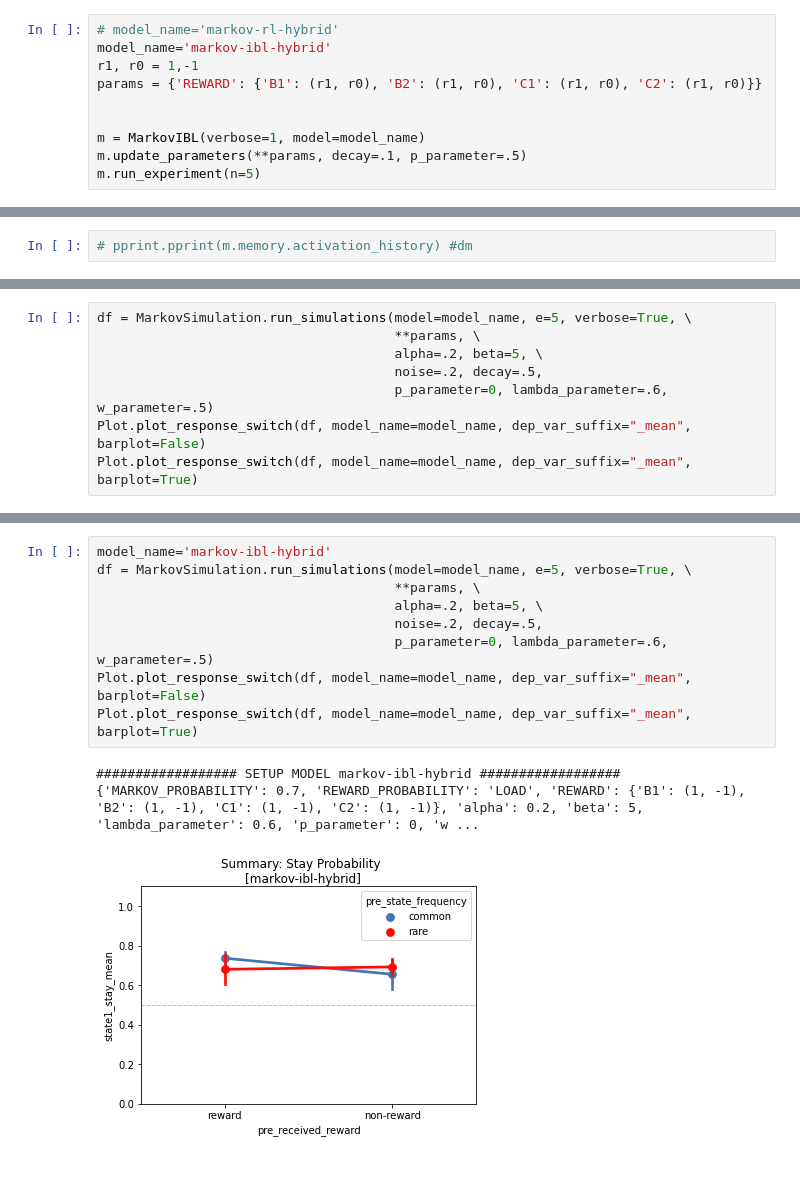
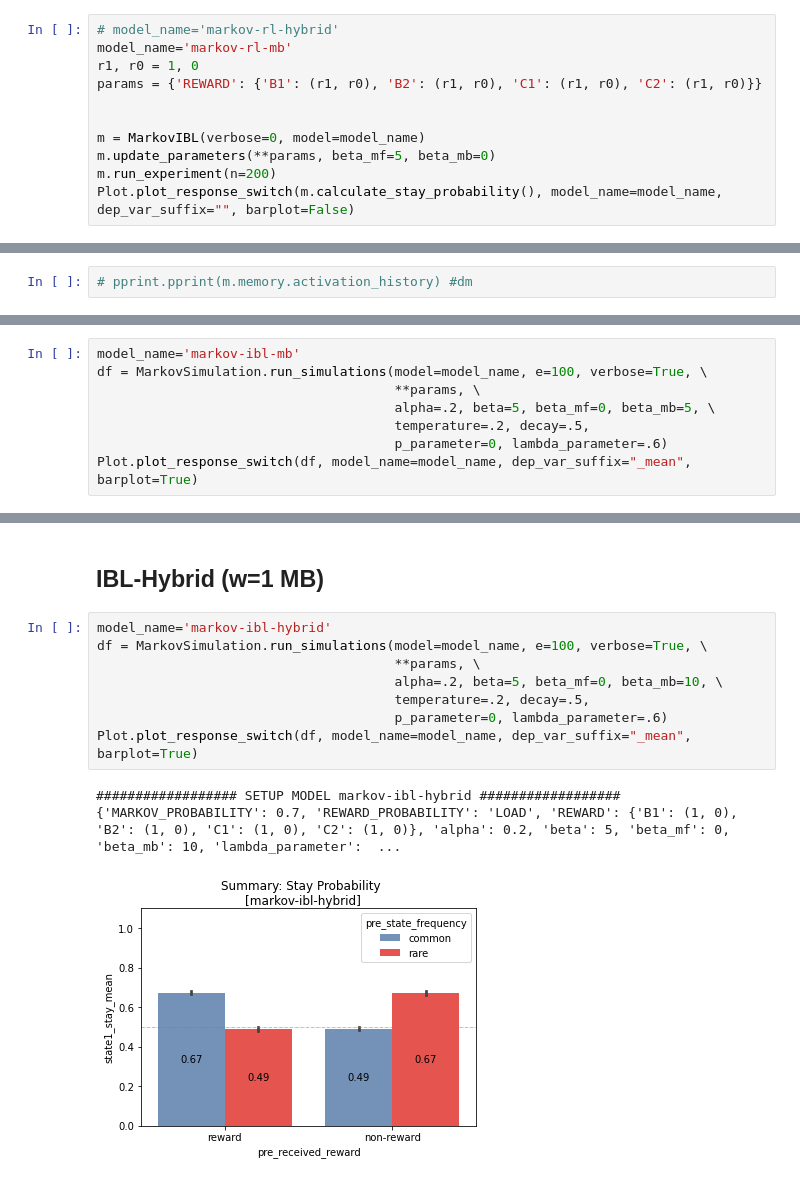
Before and after one commit to yangyuxue2333/ACTR-MarkovTask, a Jupyter notebook: analysis/test_pyactup.ipynb, the cells around one changed output, grey strips where cells are left out. Cells and saved outputs as stored; diff of their text form.

```diff
--- a/analysis/test_pyactup.ipynb
+++ b/analysis/test_pyactup.ipynb
@@ -25,11 +27,12 @@ Could not start ACT-R connection.
 # %%
 # model_name='markov-rl-hybrid'
-model_name='markov-ibl-hybrid'
-r1, r0 = 1,-1
+model_name='markov-rl-mb'
+r1, r0 = 1, 0
 params = {'REWARD': {'B1': (r1, r0), 'B2': (r1, r0), 'C1': (r1, r0), 'C2': (r1, r0)}}
 
 
-m = MarkovIBL(verbose=1, model=model_name)
-m.update_parameters(**params, decay=.1, p_parameter=.5)
-m.run_experiment(n=5)
+m = MarkovIBL(verbose=0, model=model_name)
+m.update_parameters(**params, beta_mf=5, beta_mb=0)
+m.run_experiment(n=200)
+Plot.plot_response_switch(m.calculate_stay_probability(), model_name=model_name, dep_var_suffix="", barplot=False)
 # %% [output]
@@ -55,10 +46,10 @@ m.memory.best_blend("reward", ({"curr_state": state, "response": "k"} for state
 # %%
-df = MarkovSimulation.run_simulations(model=model_name, e=5, verbose=True, \
+model_name='markov-ibl-mb'
+df = MarkovSimulation.run_simulations(model=model_name, e=100, verbose=True, \
                                       **params, \
-                                      alpha=.2, beta=5, \
-                                      noise=.2, decay=.5,
-                                      p_parameter=0, lambda_parameter=.6, w_parameter=.5)
-Plot.plot_response_switch(df, model_name=model_name, dep_var_suffix="_mean", barplot=False)
+                                      alpha=.2, beta=5, beta_mf=0, beta_mb=5, \
+                                      temperature=.2, decay=.5,
+                                      p_parameter=0, lambda_parameter=.6)
 Plot.plot_response_switch(df, model_name=model_name, dep_var_suffix="_mean", barplot=True)
 # %% [output]
 ################## SETUP MODEL markov-ibl-mb ##################
@@ -68,13 +58,14 @@ Plot.plot_response_switch(df, model_name=model_name, dep_var_suffix="_mean", bar
+# %% [markdown]
+## IBL-Hybrid (w=1 MB)
 # %%
 model_name='markov-ibl-hybrid'
-df = MarkovSimulation.run_simulations(model=model_name, e=5, verbose=True, \
+df = MarkovSimulation.run_simulations(model=model_name, e=100, verbose=True, \
                                       **params, \
-                                      alpha=.2, beta=5, \
-                                      noise=.2, decay=.5,
-                                      p_parameter=0, lambda_parameter=.6, w_parameter=.5)
-Plot.plot_response_switch(df, model_name=model_name, dep_var_suffix="_mean", barplot=False)
+                                      alpha=.2, beta=5, beta_mf=0, beta_mb=10, \
+                                      temperature=.2, decay=.5,
+                                      p_parameter=0, lambda_parameter=.6)
 Plot.plot_response_switch(df, model_name=model_name, dep_var_suffix="_mean", barplot=True)
 # %% [output]
 ################## SETUP MODEL markov-ibl-hybrid ##################
-{'MARKOV_PROBABILITY': 0.7, 'REWARD_PROBABILITY': 'LOAD', 'REWARD': {'B1': (1, -1), 'B2': (1, -1), 'C1': (1, -1), 'C2': (1, -1)}, 'alpha': 0.2, 'beta': 5, 'lambda_parameter': 0.6, 'p_parameter': 0, 'w ...
+{'MARKOV_PROBABILITY': 0.7, 'REWARD_PROBABILITY': 'LOAD', 'REWARD': {'B1': (1, 0), 'B2': (1, 0), 'C1': (1, 0), 'C2': (1, 0)}, 'alpha': 0.2, 'beta': 5, 'beta_mf': 0, 'beta_mb': 10, 'lambda_parameter':  ...
-[figure, old version]
+[figure, new version]
```
Also changed, not shown: parts of 17 cells of this notebook, 3 other files.
